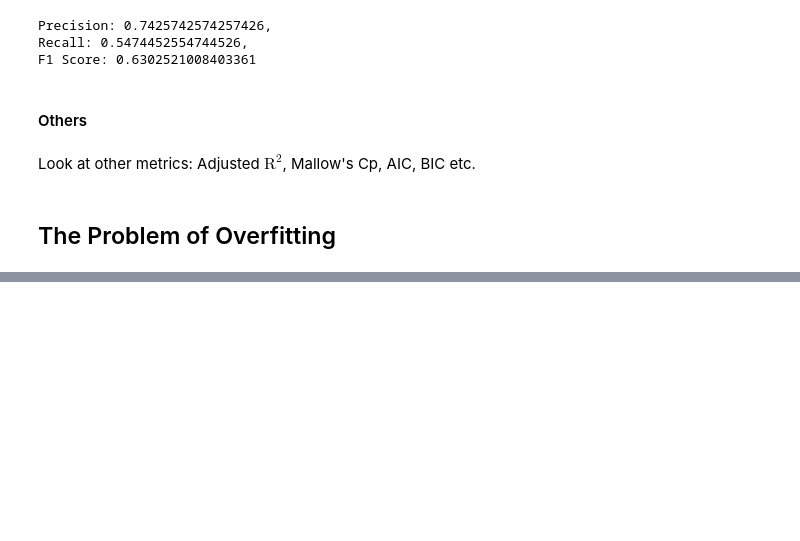
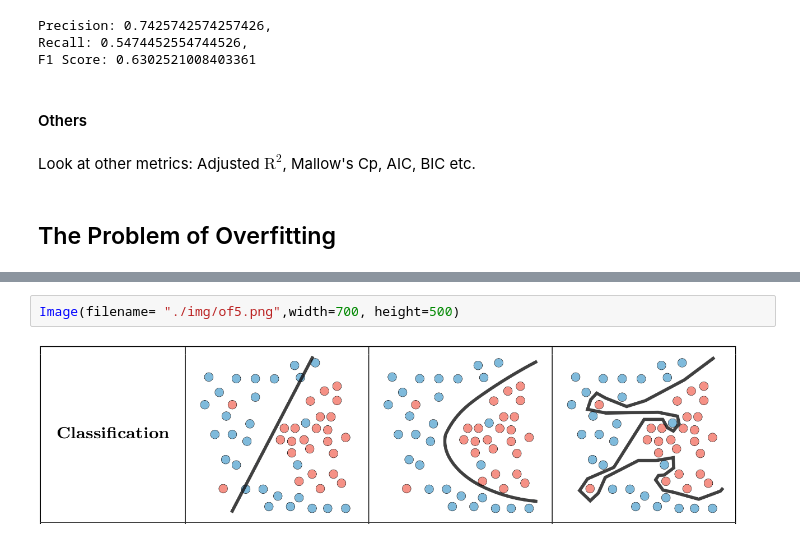
Before and after one commit to safakkbilici/Deep-Learning-Lecture-2020-2021-First-Term, a Jupyter notebook: lecture notes/02-Models-Performance.ipynb, the cells around one changed output, grey strips where cells are left out. Saved outputs shown, nothing was run; the diff lists cells and outputs as text; blank space fills up the shorter version.

```diff
--- a/lecture notes/02-Models-Performance.ipynb
+++ b/lecture notes/02-Models-Performance.ipynb
@@ -464,0 +477,4 @@ Look at other metrics: Adjusted $\text{R}^2$, Mallow's Cp, AIC, BIC etc.
+# %%
+Image(filename= "./img/of5.png",width=700, height=500)
+# %% [output]
+[figure, added]
```
Also changed, not shown: parts of 15 cells of this notebook.
